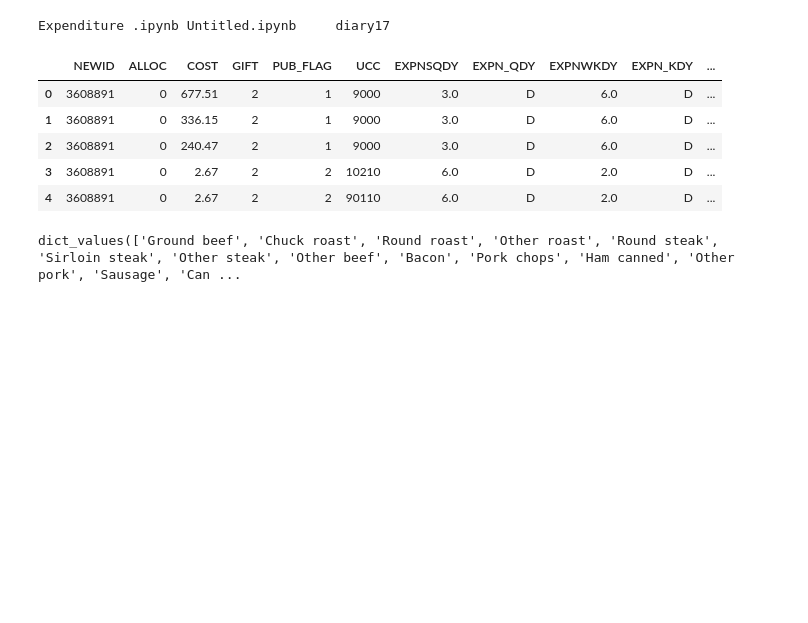
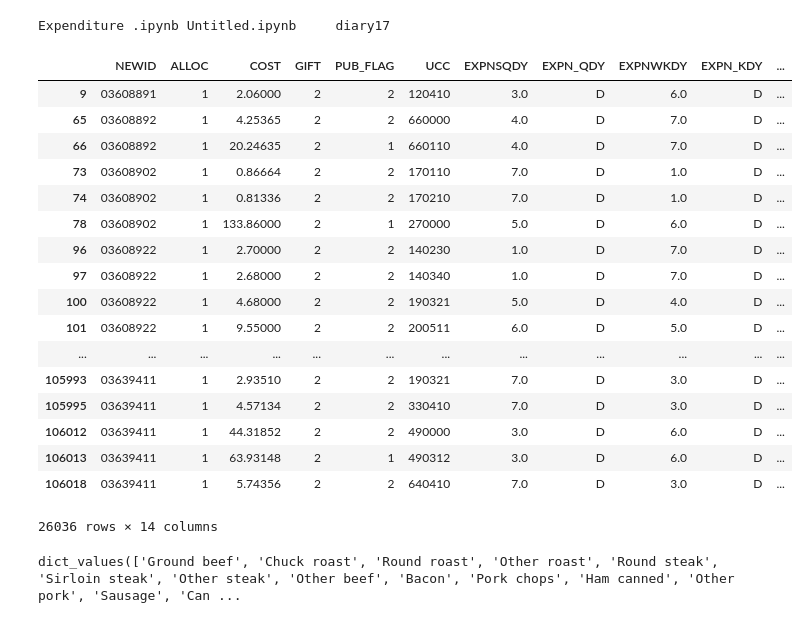
Before and after one commit to Jwdaniel34/Into_the_soyverse, a Jupyter notebook: Expenditure .ipynb, the cells around one changed output. Cells and saved outputs as stored; diff of their text form; code cells hidden in the pictures; blank space fills up the shorter version.

Commit message:
convert column dtypes to str

```diff
--- a/Expenditure .ipynb
+++ b/Expenditure .ipynb
@@ -8,16 +8,28 @@ import statistics as stats
 # %% [output]
 Expenditure .ipynb Untitled.ipynb     diary17
 # %%
-expd171 = pd.read_csv('diary17/expd171.csv')
+expd171 = pd.read_csv('diary17/expd171.csv', dtype={'NEWID':str,'UCC':str})
-# %%
-expd171.head()
-# %% [output]
-|  | NEWID | ALLOC | COST | GIFT | PUB_FLAG | UCC | EXPNSQDY | EXPN_QDY | EXPNWKDY | EXPN_KDY | ... |
-| 0 | 3608891 | 0 | 677.51 | 2 | 1 | 9000 | 3.0 | D | 6.0 | D | ... |
-| 1 | 3608891 | 0 | 336.15 | 2 | 1 | 9000 | 3.0 | D | 6.0 | D | ... |
-| 2 | 3608891 | 0 | 240.47 | 2 | 1 | 9000 | 3.0 | D | 6.0 | D | ... |
-| 3 | 3608891 | 0 | 2.67 | 2 | 2 | 10210 | 6.0 | D | 2.0 | D | ... |
-| 4 | 3608891 | 0 | 2.67 | 2 | 2 | 90110 | 6.0 | D | 2.0 | D | ... |
+# %%
+expd171.loc[expd171['ALLOC'] != 0]
+# %% [output]
+|  | NEWID | ALLOC | COST | GIFT | PUB_FLAG | UCC | EXPNSQDY | EXPN_QDY | EXPNWKDY | EXPN_KDY | ... |
+| 9 | 03608891 | 1 | 2.06000 | 2 | 2 | 120410 | 3.0 | D | 6.0 | D | ... |
+| 65 | 03608892 | 1 | 4.25365 | 2 | 2 | 660000 | 4.0 | D | 7.0 | D | ... |
+| 66 | 03608892 | 1 | 20.24635 | 2 | 1 | 660110 | 4.0 | D | 7.0 | D | ... |
+| 73 | 03608902 | 1 | 0.86664 | 2 | 2 | 170110 | 7.0 | D | 1.0 | D | ... |
+| 74 | 03608902 | 1 | 0.81336 | 2 | 2 | 170210 | 7.0 | D | 1.0 | D | ... |
+| 78 | 03608902 | 1 | 133.86000 | 2 | 1 | 270000 | 5.0 | D | 6.0 | D | ... |
+| 96 | 03608922 | 1 | 2.70000 | 2 | 2 | 140230 | 1.0 | D | 7.0 | D | ... |
+| 97 | 03608922 | 1 | 2.68000 | 2 | 2 | 140340 | 1.0 | D | 7.0 | D | ... |
+| 100 | 03608922 | 1 | 4.68000 | 2 | 2 | 190321 | 5.0 | D | 4.0 | D | ... |
+| 101 | 03608922 | 1 | 9.55000 | 2 | 2 | 200511 | 6.0 | D | 5.0 | D | ... |
+| ... | ... | ... | ... | ... | ... | ... | ... | ... | ... | ... | ... |
+| 105993 | 03639411 | 1 | 2.93510 | 2 | 2 | 190321 | 7.0 | D | 3.0 | D | ... |
+| 105995 | 03639411 | 1 | 4.57134 | 2 | 2 | 330410 | 7.0 | D | 3.0 | D | ... |
+| 106012 | 03639411 | 1 | 44.31852 | 2 | 2 | 490000 | 3.0 | D | 6.0 | D | ... |
+| 106013 | 03639411 | 1 | 63.93148 | 2 | 1 | 490312 | 3.0 | D | 6.0 | D | ... |
+| 106018 | 03639411 | 1 | 5.74356 | 2 | 2 | 640410 | 7.0 | D | 3.0 | D | ... |
+26036 rows × 14 columns
 # %%
 meats = {'030110':'Ground beef',
 '030210':'Chuck roast',
```
Also changed, not shown: parts of 1 cell of this notebook.
